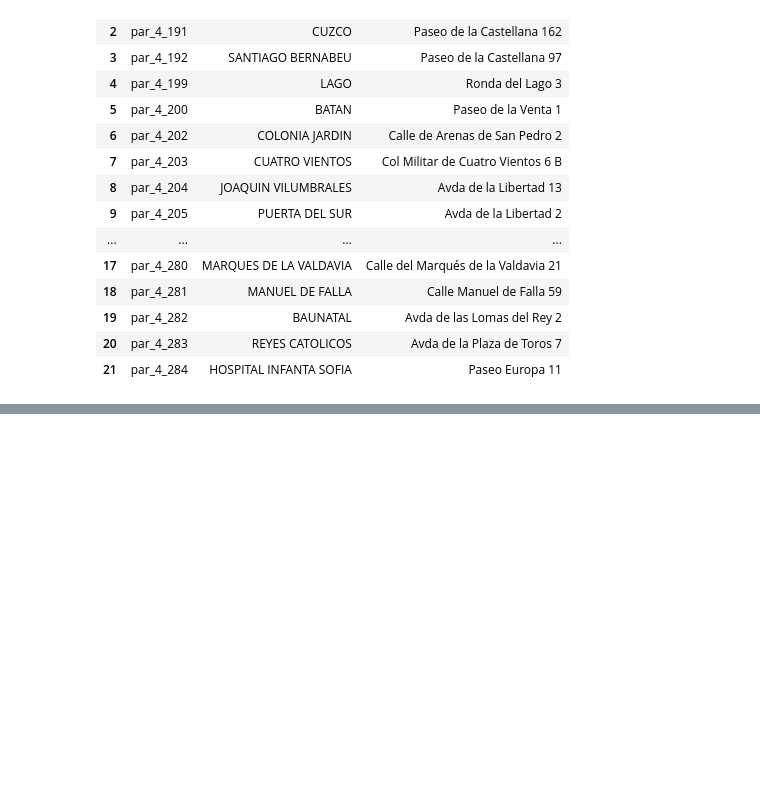
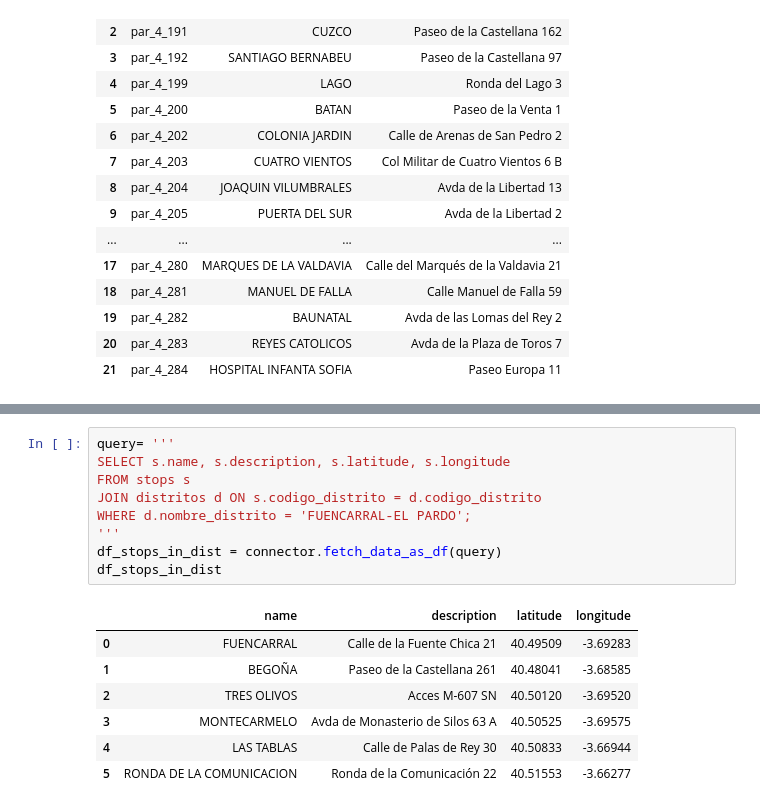
Before and after one commit to lucaramirezo/Traffic-Network-Transparency2.0, a Jupyter notebook: L_DDBB.ipynb, the cells around one changed output, grey strips where cells are left out. Drawn from its saved outputs; the diff is of its cells as text; blank space fills up the shorter version.

```diff
--- a/L_DDBB.ipynb
+++ b/L_DDBB.ipynb
@@ -335,0 +421,17 @@ df_stops_without_parent
+# %%
+query= '''
+SELECT s.name, s.description, s.latitude, s.longitude
+FROM stops s
+JOIN distritos d ON s.codigo_distrito = d.codigo_distrito
+WHERE d.nombre_distrito = 'FUENCARRAL-EL PARDO';
+'''
+df_stops_in_dist = connector.fetch_data_as_df(query)
+df_stops_in_dist
+# %% [output]
+|  | name | description | latitude | longitude |
+| 0 | FUENCARRAL | Calle de la Fuente Chica 21 | 40.49509 | -3.69283 |
+| 1 | BEGOÑA | Paseo de la Castellana 261 | 40.48041 | -3.68585 |
+| 2 | TRES OLIVOS | Acces M-607 SN | 40.50120 | -3.69520 |
+| 3 | MONTECARMELO | Avda de Monasterio de Silos 63 A | 40.50525 | -3.69575 |
+| 4 | LAS TABLAS | Calle de Palas de Rey 30 | 40.50833 | -3.66944 |
+| 5 | RONDA DE LA COMUNICACION | Ronda de la Comunicación 22 | 40.51553 | -3.66277 |
```
Also changed, not shown: parts of 16 cells of this notebook.
